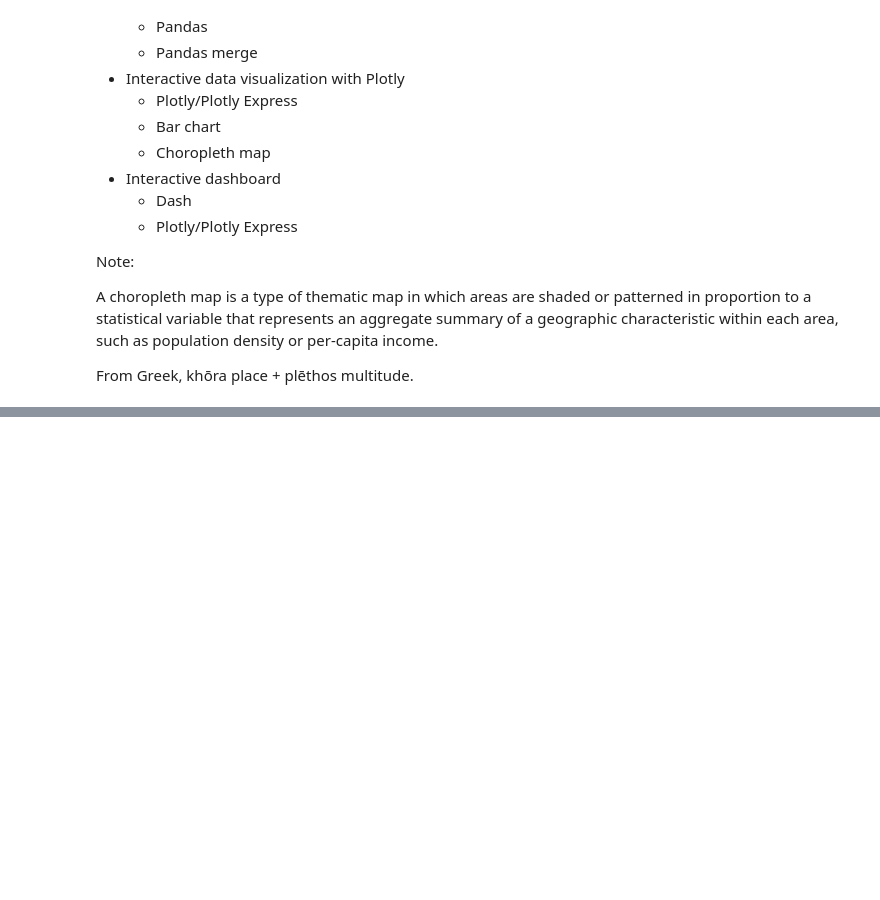
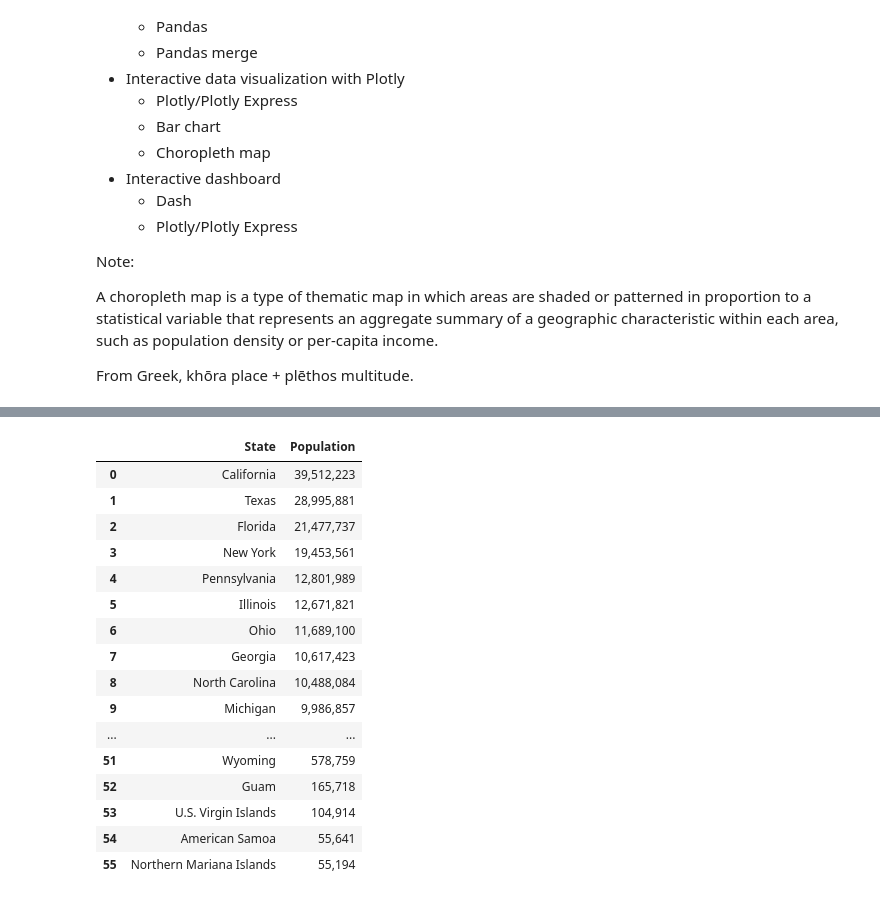
Before and after one commit to pythonbooks/case-study-01, a Jupyter notebook: us_pop.ipynb, the cells around one changed output, grey strips where cells are left out. Drawn from its saved outputs; the diff is of its cells as text; code cells hidden in the pictures; blank space fills up the shorter version.

```diff
--- a/us_pop.ipynb
+++ b/us_pop.ipynb
@@ -74 +175,24 @@ df2
+# %%
+# Remove the last 4 rows that represents aggregate data
+
+df2 = df[:-4]
+df2
+# %% [output]
+|  | State | Population |
+| 0 | California | 39,512,223 |
+| 1 | Texas | 28,995,881 |
+| 2 | Florida | 21,477,737 |
+| 3 | New York | 19,453,561 |
+| 4 | Pennsylvania | 12,801,989 |
+| 5 | Illinois | 12,671,821 |
+| 6 | Ohio | 11,689,100 |
+| 7 | Georgia | 10,617,423 |
+| 8 | North Carolina | 10,488,084 |
+| 9 | Michigan | 9,986,857 |
+| ... | ... | ... |
+| 51 | Wyoming | 578,759 |
+| 52 | Guam | 165,718 |
+| 53 | U.S. Virgin Islands | 104,914 |
+| 54 | American Samoa | 55,641 |
+| 55 | Northern Mariana Islands | 55,194 |
 # %%
```
Also changed, not shown: parts of 19 cells of this notebook.
